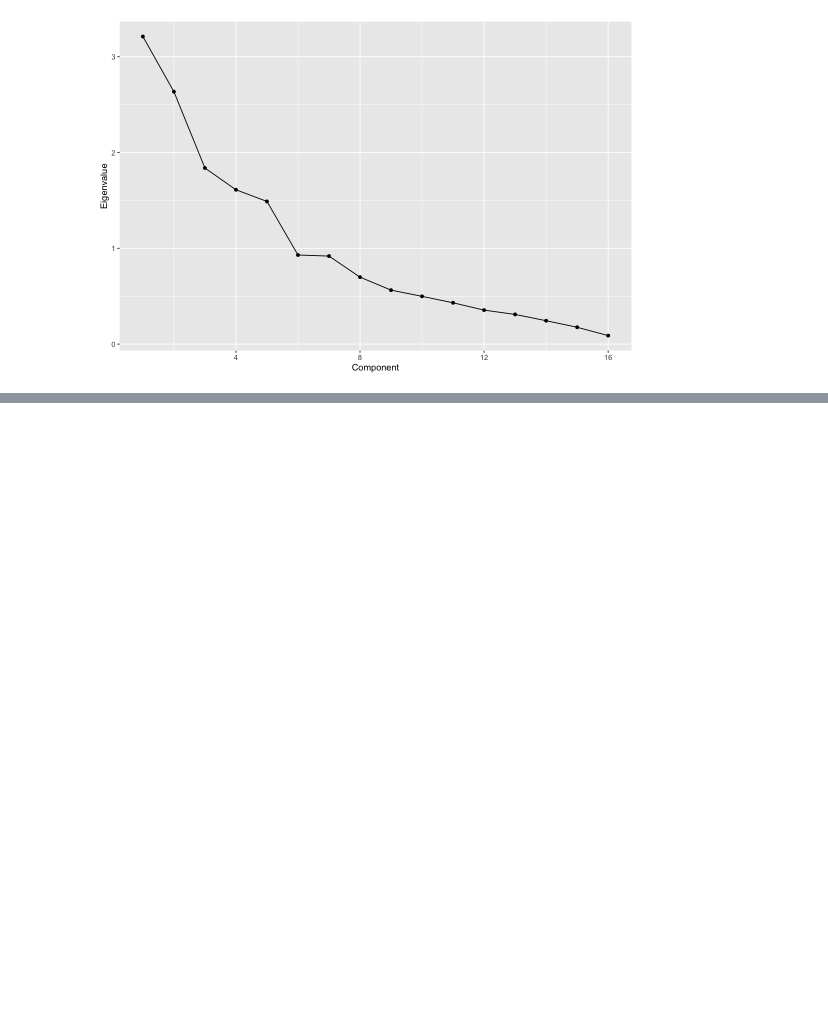
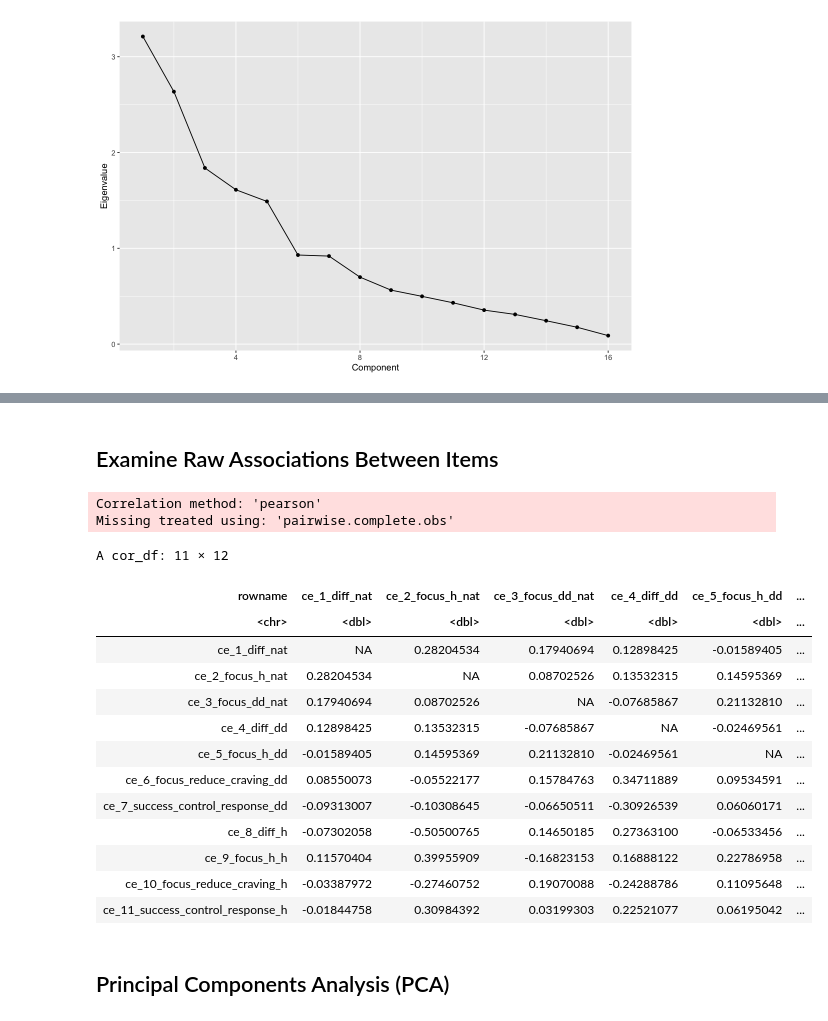
Before and after one commit to danieljwilson/cogReg_fMRI, a Jupyter notebook: 3_experiment/3_3_data_analysis_fr/fr_factor_analysis_R.ipynb, the cells around one changed output, grey strips where cells are left out. Cells and saved outputs as stored; diff of their text form; code cells hidden in the pictures; blank space fills up the shorter version.

```diff
--- a/3_experiment/3_3_data_analysis_fr/fr_factor_analysis_R.ipynb
+++ b/3_experiment/3_3_data_analysis_fr/fr_factor_analysis_R.ipynb
@@ -175,0 +201,30 @@ pca %>%
+# %% [markdown]
+## Examine Raw Associations Between Items
+# %%
+# Create a dataset of only the items that will be used in the factor analysis
+factor_data = dataset %>%
+    select(starts_with("ce_")) %>%
+    drop_na # Listwise deletion to remove rows with missing responses
+
+# Create a correlation matrix
+factor_data %>%
+  correlate
+# %% [output]
+Correlation method: 'pearson'
+Missing treated using: 'pairwise.complete.obs'
+A cor_df: 11 × 12
+| rowname | ce_1_diff_nat | ce_2_focus_h_nat | ce_3_focus_dd_nat | ce_4_diff_dd | ce_5_focus_h_dd | ... |
+| <chr> | <dbl> | <dbl> | <dbl> | <dbl> | <dbl> | ... |
+| ce_1_diff_nat | NA | 0.28204534 | 0.17940694 | 0.12898425 | -0.01589405 | ... |
+| ce_2_focus_h_nat | 0.28204534 | NA | 0.08702526 | 0.13532315 | 0.14595369 | ... |
+| ce_3_focus_dd_nat | 0.17940694 | 0.08702526 | NA | -0.07685867 | 0.21132810 | ... |
+| ce_4_diff_dd | 0.12898425 | 0.13532315 | -0.07685867 | NA | -0.02469561 | ... |
+| ce_5_focus_h_dd | -0.01589405 | 0.14595369 | 0.21132810 | -0.02469561 | NA | ... |
+| ce_6_focus_reduce_craving_dd | 0.08550073 | -0.05522177 | 0.15784763 | 0.34711889 | 0.09534591 | ... |
+| ce_7_success_control_response_dd | -0.09313007 | -0.10308645 | -0.06650511 | -0.30926539 | 0.06060171 | ... |
+| ce_8_diff_h | -0.07302058 | -0.50500765 | 0.14650185 | 0.27363100 | -0.06533456 | ... |
+| ce_9_focus_h_h | 0.11570404 | 0.39955909 | -0.16823153 | 0.16888122 | 0.22786958 | ... |
+| ce_10_focus_reduce_craving_h | -0.03387972 | -0.27460752 | 0.19070088 | -0.24288786 | 0.11095648 | ... |
+| ce_11_success_control_response_h | -0.01844758 | 0.30984392 | 0.03199303 | 0.22521077 | 0.06195042 | ... |
+# %% [markdown]
+## Principal Components Analysis (PCA)
```
Also changed, not shown: parts of 21 cells of this notebook, 2 other files.
